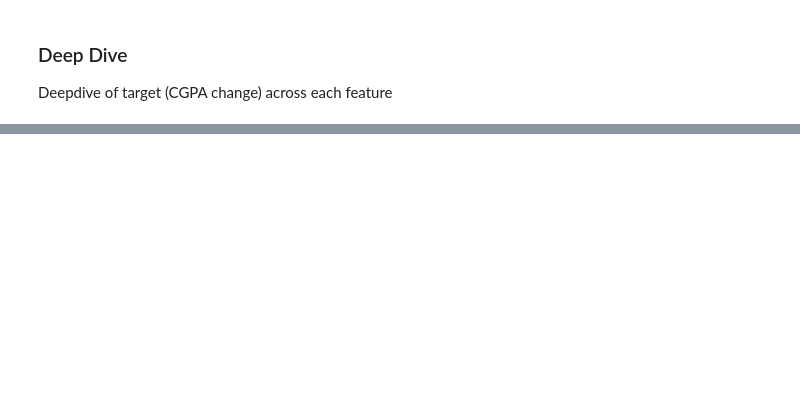
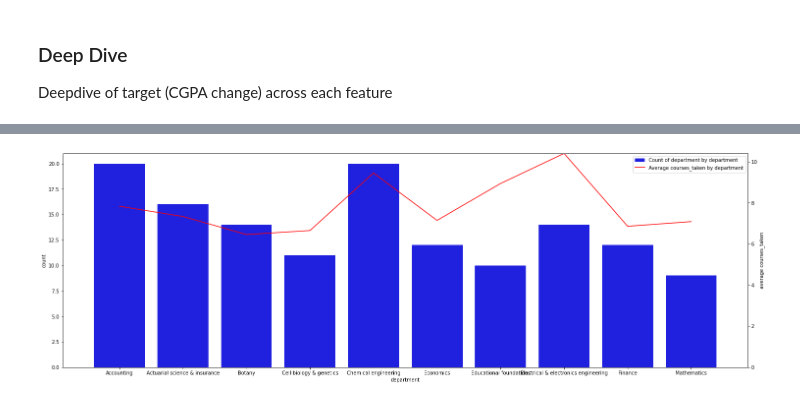
Before and after one commit to socratesjnr/asuu-strike-project, a Jupyter notebook: project-analysis/analysis/data_exploration.ipynb, the cells around one changed output, grey strips where cells are left out. Drawn from its saved outputs; the diff is of its cells as text; code cells hidden in the pictures; blank space fills up the shorter version.

```diff
--- a/project-analysis/analysis/data_exploration.ipynb
+++ b/project-analysis/analysis/data_exploration.ipynb
@@ -344,0 +354,4 @@ df.head(2)
+# %%
+count_and_average('department', 'courses_taken', filtered_departments)
+# %% [output]
+[figure, added]
```
Also changed, not shown: parts of 23 cells of this notebook.
